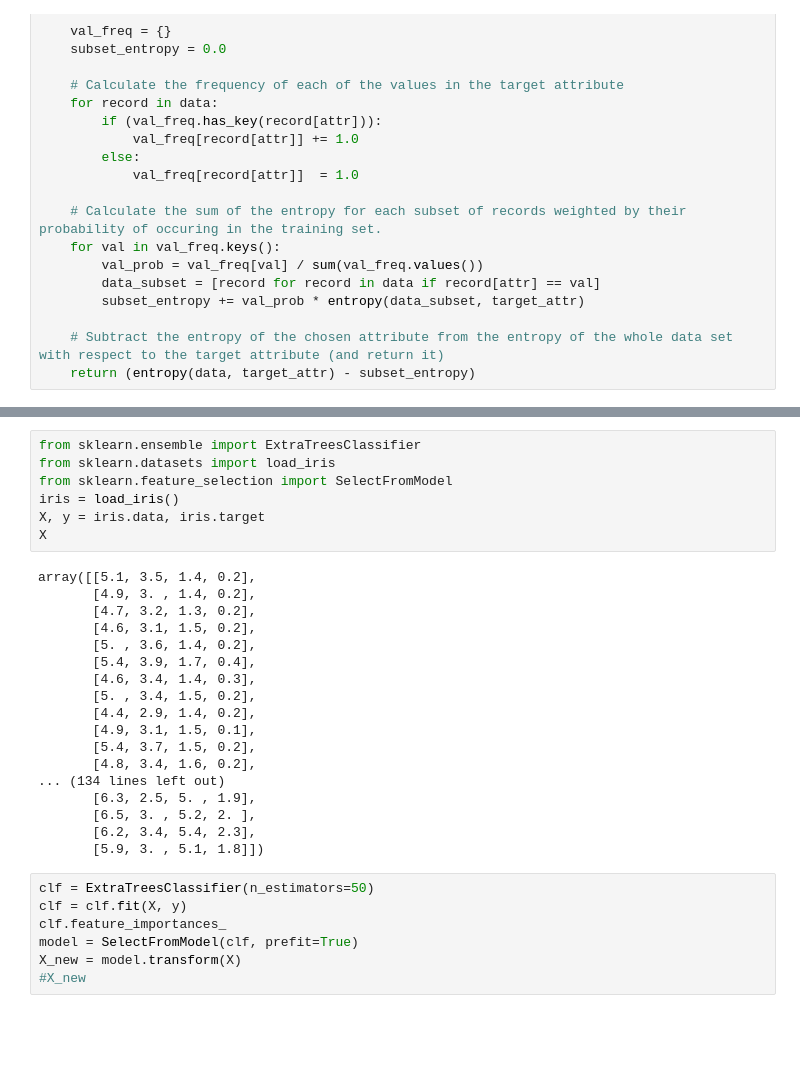
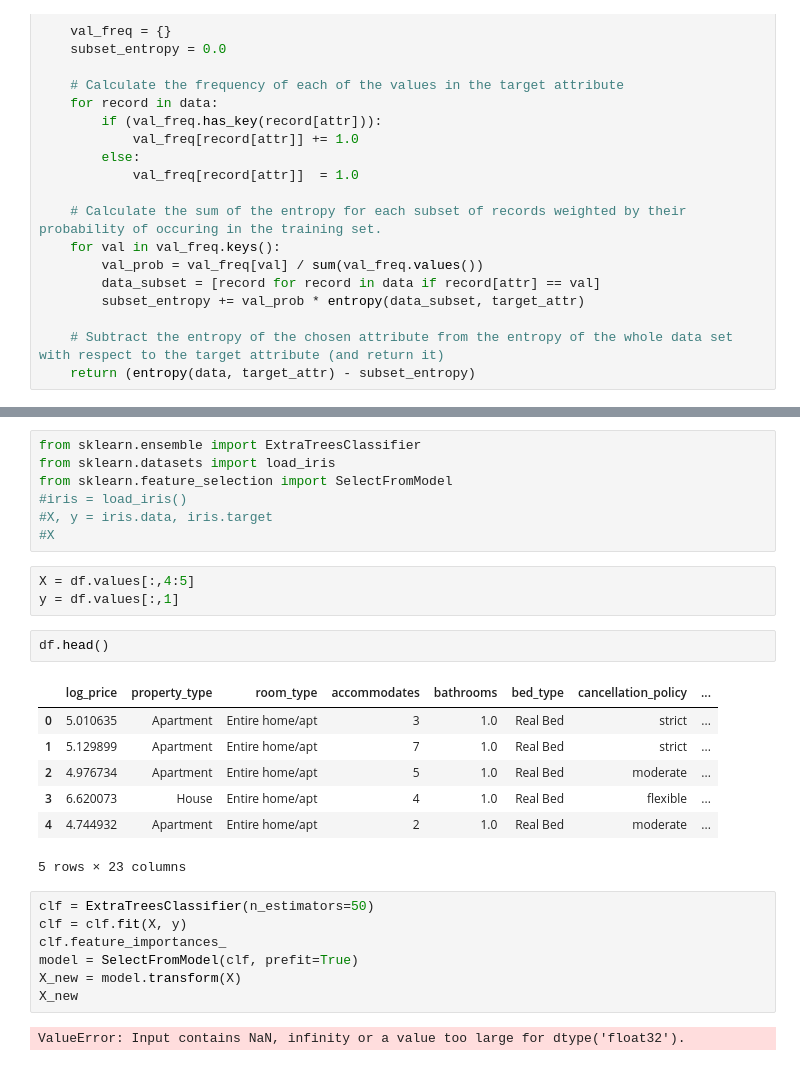
Before and after one commit to GodfreyChu/Group-project_Intro-to-Business-Analytics, a Jupyter notebook: data preparation - updated.ipynb, the cells around one changed output, grey strips where cells are left out. Drawn from its saved outputs; the diff is of its cells as text; blank space fills up the shorter version.

```diff
--- a/data preparation - updated.ipynb
+++ b/data preparation - updated.ipynb
@@ -326,31 +334,28 @@ df.corr()
 from sklearn.ensemble import ExtraTreesClassifier
 from sklearn.datasets import load_iris
 from sklearn.feature_selection import SelectFromModel
-iris = load_iris()
-X, y = iris.data, iris.target
-X
+#iris = load_iris()
+#X, y = iris.data, iris.target
+#X
-# %% [output]
-array([[5.1, 3.5, 1.4, 0.2],
-       [4.9, 3. , 1.4, 0.2],
-       [4.7, 3.2, 1.3, 0.2],
-       [4.6, 3.1, 1.5, 0.2],
-       [5. , 3.6, 1.4, 0.2],
-       [5.4, 3.9, 1.7, 0.4],
-       [4.6, 3.4, 1.4, 0.3],
-       [5. , 3.4, 1.5, 0.2],
-       [4.4, 2.9, 1.4, 0.2],
-       [4.9, 3.1, 1.5, 0.1],
-       [5.4, 3.7, 1.5, 0.2],
-       [4.8, 3.4, 1.6, 0.2],
-... (134 lines left out)
-       [6.3, 2.5, 5. , 1.9],
-       [6.5, 3. , 5.2, 2. ],
-       [6.2, 3.4, 5.4, 2.3],
-       [5.9, 3. , 5.1, 1.8]])
+# %%
+X = df.values[:,4:5]
+y = df.values[:,1]
+# %%
+df.head()
+# %% [output]
+|  | log_price | property_type | room_type | accommodates | bathrooms | bed_type | cancellation_policy | ... |
+| 0 | 5.010635 | Apartment | Entire home/apt | 3 | 1.0 | Real Bed | strict | ... |
+| 1 | 5.129899 | Apartment | Entire home/apt | 7 | 1.0 | Real Bed | strict | ... |
+| 2 | 4.976734 | Apartment | Entire home/apt | 5 | 1.0 | Real Bed | moderate | ... |
+| 3 | 6.620073 | House | Entire home/apt | 4 | 1.0 | Real Bed | flexible | ... |
+| 4 | 4.744932 | Apartment | Entire home/apt | 2 | 1.0 | Real Bed | moderate | ... |
+5 rows × 23 columns
 # %%
 clf = ExtraTreesClassifier(n_estimators=50)
 clf = clf.fit(X, y)
 clf.feature_importances_
 model = SelectFromModel(clf, prefit=True)
 X_new = model.transform(X)
-#X_new
+X_new
+# %% [output]
+ValueError: Input contains NaN, infinity or a value too large for dtype('float32').
```
Also changed, not shown: parts of 10 cells of this notebook.
